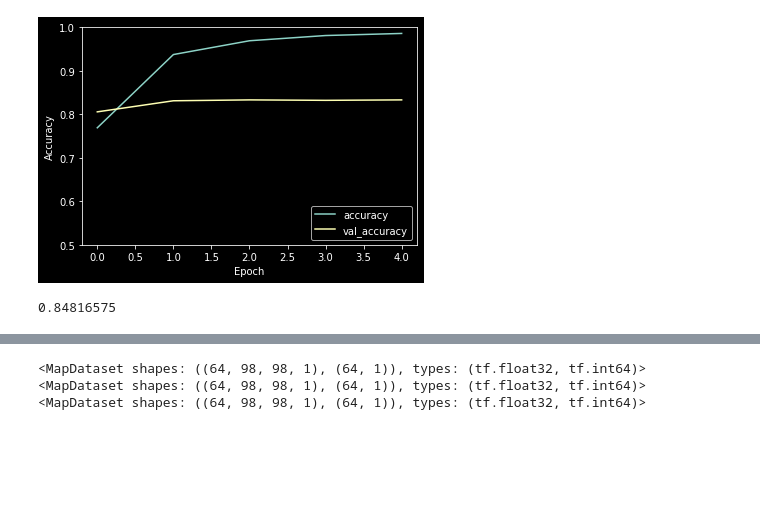
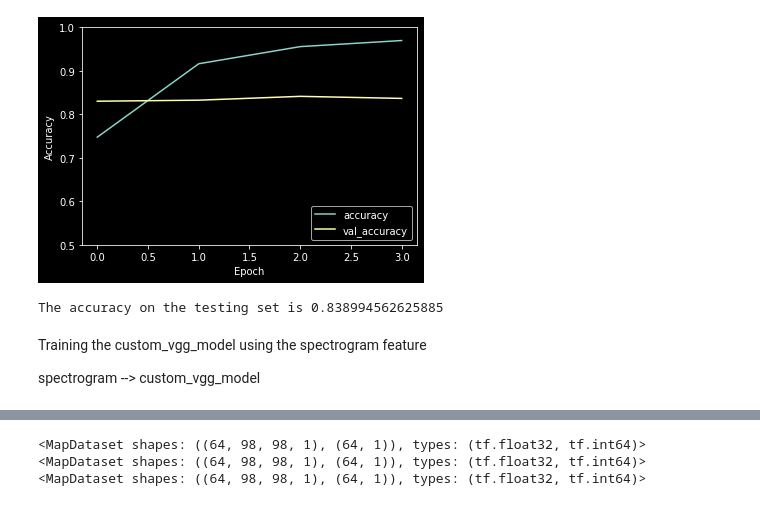
Before and after one commit to amorenob/kws_ml_capstone_project, a Jupyter notebook: 4_Model_Training.ipynb, the cells around one changed output, grey strips where cells are left out. Saved outputs shown, nothing was run; the diff lists cells and outputs as text; code cells hidden in the pictures; blank space fills up the shorter version.

```diff
--- a/4_Model_Training.ipynb
+++ b/4_Model_Training.ipynb
@@ -114,3 +186,3 @@ cnn_3l_model.compile(optimizer='adam',
 # %%
-history = cnn_3l_model.fit(train_ds, epochs=3, validation_data=validation_ds)
+history = cnn_3l_model.fit(train_ds, epochs=4, validation_data=validation_ds)
 # %% [output]
@@ -123,15 +197,14 @@ Epoch 3/3
-# %%
-plt.plot(history.history['accuracy'], label='accuracy')
-plt.plot(history.history['val_accuracy'], label = 'val_accuracy')
-plt.xlabel('Epoch')
-plt.ylabel('Accuracy')
-plt.ylim([0.5, 1])
-plt.legend(loc='lower right')
-plt.show()
-# %% [output]
-[figure, removed]
+# %%
+plot_training_history(history)
+# %% [output]
+[figure, added]
 # %%
-test_loss, test_acc = model.evaluate(test_ds, verbose=2)
-print(test_acc)
+# Accuracy on testing set
+test_loss, test_acc = cnn_3l_model.evaluate(test_ds, verbose=2)
+print(f'The accuracy on the testing set is {test_acc}')
 # %% [output]
-0.84816575
+The accuracy on the testing set is 0.838994562625885
+# %% [markdown]
+Training the custom_vgg_model using the spectrogram feature
+
+spectrogram --> custom_vgg_model
```
Also changed, not shown: parts of 76 cells of this notebook, 3 other files.
